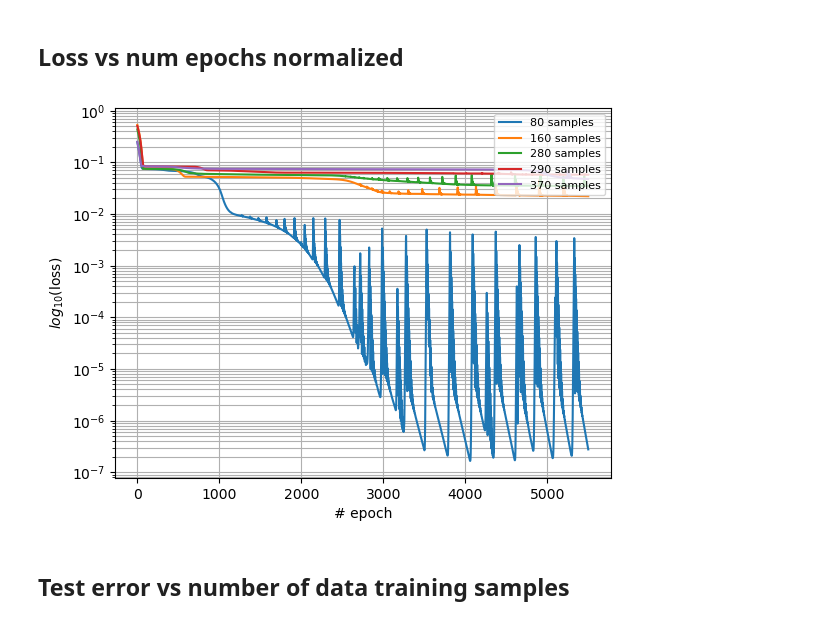
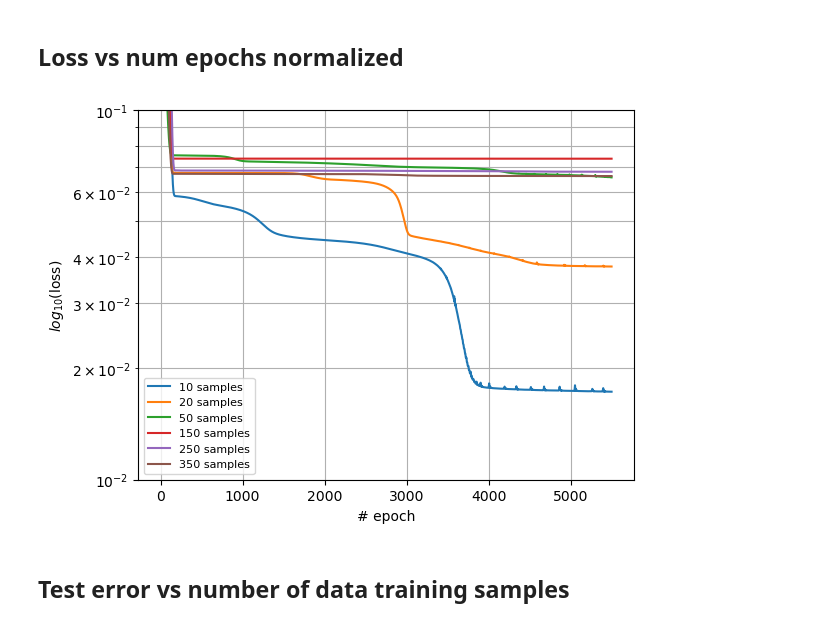
Before and after one commit to mvanzulli/Heat_Transfer_PINN, a Jupyter notebook: playground/Part1.ipynb, the cells around one changed output. Saved outputs shown, nothing was run; the diff lists cells and outputs as text; code cells hidden in the pictures.

Commit message:
new part 1 plots

```diff
--- a/playground/Part1.ipynb
+++ b/playground/Part1.ipynb
@@ -328,8 +330,10 @@ def train_test_model(
 # %% [markdown]
 ### Plot T(x) for different G values
 # %%
-num_sample_plots = 10
+num_sample_plots = 15
 samples_ploted = []
+
+plt.cla()
 
 while len(samples_ploted) <= num_sample_plots:
     sample_picked = np.random.randint(0, X_train.shape[0])
@@ -341,5 +345,6 @@ while len(samples_ploted) <= num_sample_plots:
 plt.xlabel('# $X*$')
 plt.ylabel('$T(K)$')
 plt.legend(loc='upper left', prop={'size': 6})
+plt.savefig('part1_outputs/figures/TvsX.png')
 plt.show()
 # %% [output]
@@ -415,18 +420,22 @@ With num_data_training: 10 the final loss is: 7.88620e-02
 # %% [markdown]
 ## Loss vs num epochs without normalization
 # %%
-num_data_plot = 6
+num_data_plot = 5
 # pick unique num data point
 num_data_training_rand = np.unique(np.random.choice(nun_data_training, num_data_plot))
+num_data_training_rand = np.array([10])
 
-for i,num_data_training_plot_case in enumerate(num_data_training_rand):
+
+for num_data_training_plot_case in num_data_training_rand:
+    index_ndata = np.where(nun_data_training == num_data_training_plot_case)
     label = "{} samples".format(num_data_training_plot_case)
-    plt.plot(range(num_epochs), loss[i,:], label=label)
+    plt.plot(range(num_epochs), loss[index_ndata[0][0],:], label=label)
 
 plt.legend(loc='upper right', prop={'size': 8})
 plt.xlabel('# epoch')
 plt.yscale('log')
 plt.ylabel(r'$log_{10}$(loss)')
 plt.grid(True, which="both", ls="-")
+plt.savefig('part1_outputs/figures/loss_vs_nepoch_without_norm.png')
 plt.show()
 # %% [output]
@@ -578,20 +588,26 @@ With num_data_training: 160 the final loss is: 6.35960e-02
 # %%
 num_data_plot = 5
 # pick unique num data point
 num_data_training_rand = np.unique(np.random.choice(nun_data_training, num_data_plot))
+num_data_training_rand = np.array([10, 20, 50, 150, 250, 350])
 
-for i,num_data_training_plot_case in enumerate(num_data_training_rand):
+ax = plt.cla()
+
+for num_data_training_plot_case in num_data_training_rand:
+    index_ndata = np.where(nun_data_training == num_data_training_plot_case)
     label = "{} samples".format(num_data_training_plot_case)
-    plt.plot(range(num_epochs), loss[i,:], label=label)
+    plt.plot(range(num_epochs), loss[index_ndata[0][0],:], label=label)
 
-plt.legend(loc='upper right', prop={'size': 8})
+plt.legend(loc='best', prop={'size': 8})
 plt.xlabel('# epoch')
 plt.yscale('log')
 plt.ylabel(r'$log_{10}$(loss)')
 plt.grid(True, which="both", ls="-")
+plt.ylim(1e-2, 1e-1)
+plt.savefig('part1_outputs/figures/loss_vs_nepoch.png')
 plt.show()
 # %% [output]
-[figure, old version]
+[figure, new version]
 # %% [markdown]
 ## Test error vs number of data training samples
 # %%
```
Also changed, not shown: parts of 15 cells of this notebook, 14 other files.
